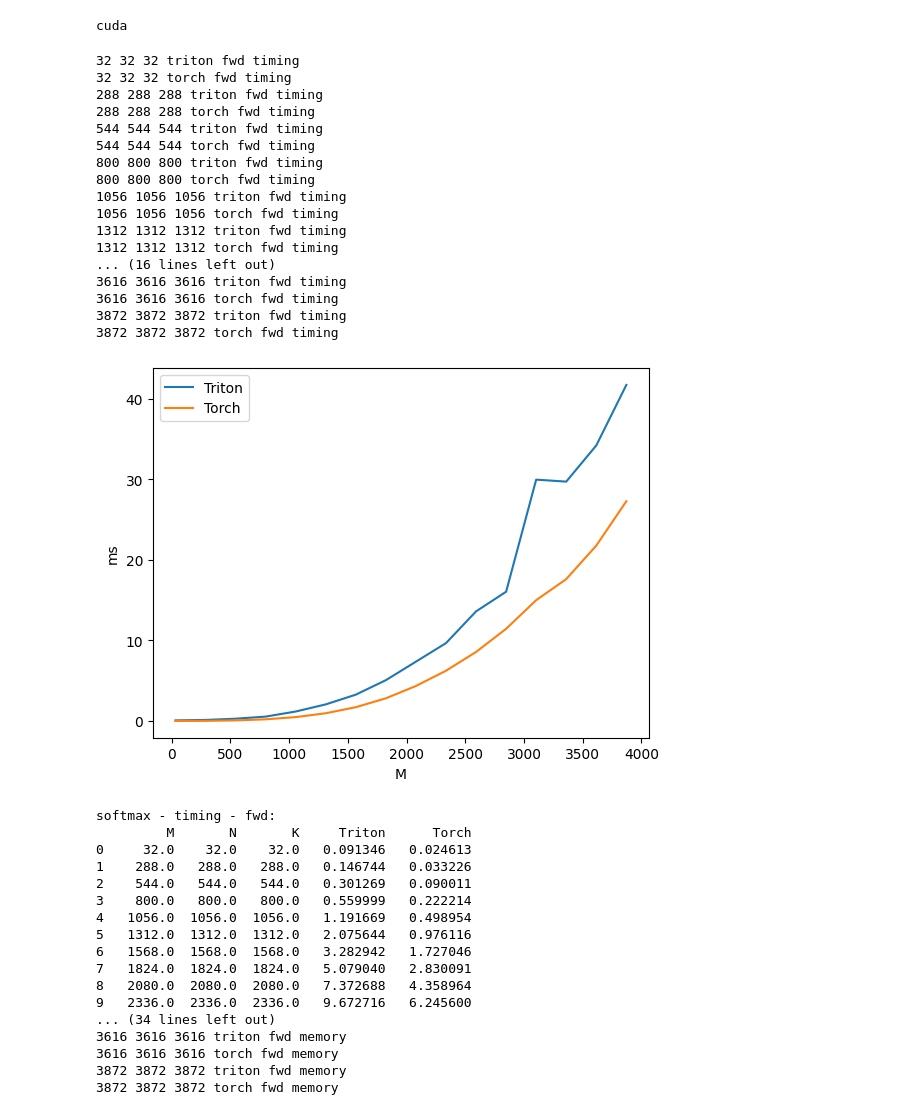
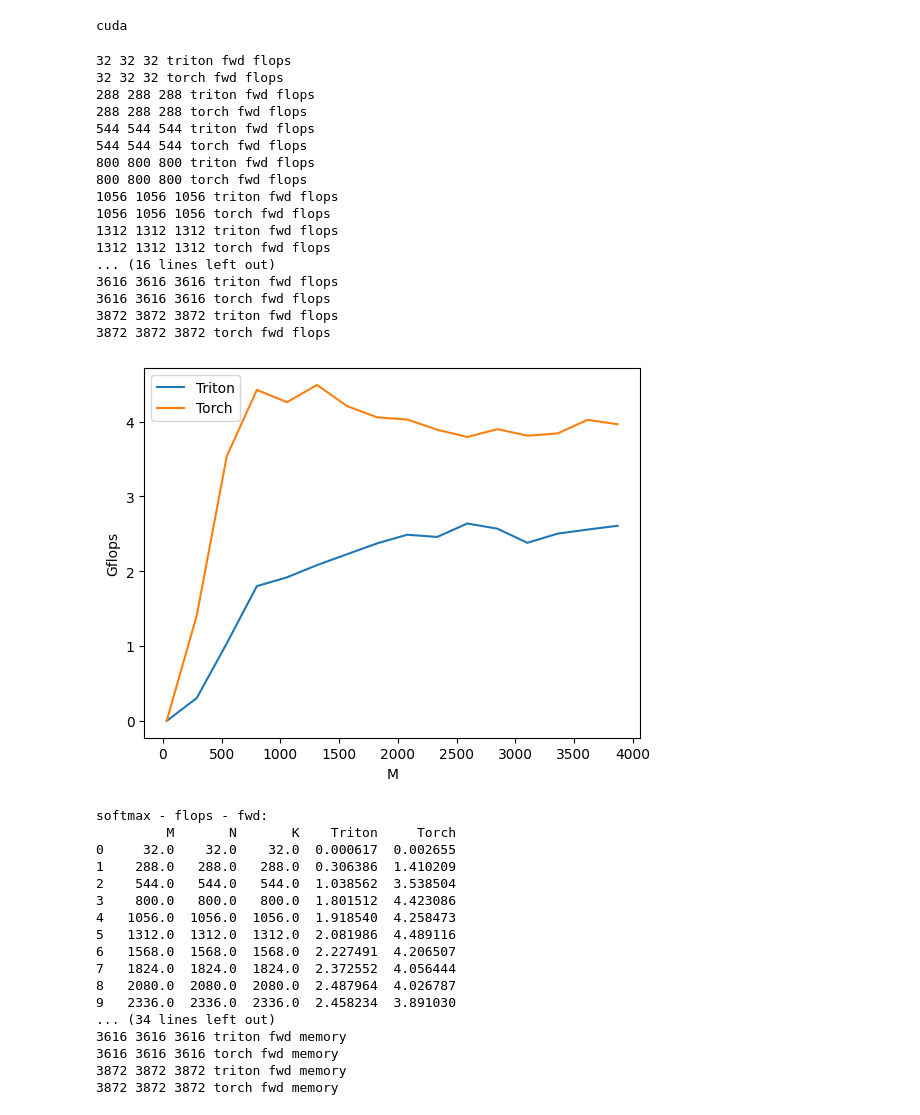
Before and after one commit to matteobonotto/triton, a Jupyter notebook: notebooks/fused_linear_act.ipynb, the cells around one changed output. Saved outputs shown, nothing was run; the diff lists cells and outputs as text; code cells hidden in the pictures.

Commit message:
fused linear act benchmark

```diff
--- a/notebooks/fused_linear_act.ipynb
+++ b/notebooks/fused_linear_act.ipynb
@@ -290,12 +250,12 @@ base_benchmark_kwargs = {
 
 from copy import deepcopy
 configs = []
-for bench_kind in ['timing', 'memory']:
+for bench_kind in ['flops', 'memory']:
     for mode in ['fwd']: #, 'bwd']:
         _kwargs = deepcopy(base_benchmark_kwargs)
         _kwargs['args'].update({"mode" : mode})
         _kwargs['args'].update({"bench_kind" : bench_kind})
-        _kwargs['ylabel'] = 'ms' if bench_kind == 'timing' else 'MB'
+        _kwargs['ylabel'] = 'Gflops' if bench_kind == 'flops' else 'MB'
         _kwargs['plot_name'] += f' - {bench_kind} - {mode}'
         configs.append(triton.testing.Benchmark(**_kwargs))
 
@@ -331,68 +291,70 @@ def measure_memory(f, *args, **kwargs):
     return peak
 
 def benchmark_kernel():
 
     # for c in configs:
     #     print(c.__dict__)
 
     @triton.testing.perf_report(configs)
     def benchmark(M, N, K, provider, mode, bench_kind):
 
         print(M, N, K, provider, mode, bench_kind)
+        DTYPE = torch.float32
 
-        x = torch.rand(M, K).to(DEVICE) / M / K
-        W = torch.rand(K, N).to(DEVICE) / K / N
-        b = torch.rand(N).to(DEVICE) / N
+        x = torch.rand(M, K, dtype=DTYPE).to(DEVICE) / M / K
+        W = torch.rand(K, N, dtype=DTYPE).to(DEVICE) / K / N
+        b = torch.rand(N, dtype=DTYPE).to(DEVICE) / N
 
         stream = getattr(torch, DEVICE.type).Stream()
         getattr(torch, DEVICE.type).set_stream(stream)
-        if bench_kind == "timing":
+        if bench_kind == "flops":
             ms = triton.testing.do_bench(lambda: MAP_FWD_BKW[mode](x, W, b, provider))
             # gbps = lambda ms: 2 * x.numel() * x.element_size() * 1e-9 / (ms * 1e-3)
-            return ms #gbps(ms)
+            perf = lambda ms: 2 * M * N * K * 1e-12 / (ms * 1e-3)
+            return perf(ms)
         elif bench_kind == "memory":
             mem_mb = measure_memory(MAP_FWD_BKW[mode], x, W, b, provider)
             return mem_mb
-        raise ValueError(f"bench_kind must be either 'timing' or 'memory', got {bench_kind}")
+        raise ValueError(f"bench_kind must be either 'flops' or 'memory', got {bench_kind}")
 
     result_dfs = benchmark.run(show_plots=True, print_data=True, return_df=True)
     # for df, config in zip(result_dfs, configs):
     #     df.plot(x='N', ylabel = config.ylabel, title=config.plot_name, legend=True)
 
     return result_dfs
 
 result_dfs = benchmark_kernel()
 # %% [output]
-32 32 32 triton fwd timing
-32 32 32 torch fwd timing
-288 288 288 triton fwd timing
-288 288 288 torch fwd timing
-544 544 544 triton fwd timing
-544 544 544 torch fwd timing
-800 800 800 triton fwd timing
-800 800 800 torch fwd timing
-1056 1056 1056 triton fwd timing
-1056 1056 1056 torch fwd timing
-1312 1312 1312 triton fwd timing
-1312 1312 1312 torch fwd timing
+32 32 32 triton fwd flops
+32 32 32 torch fwd flops
+288 288 288 triton fwd flops
+288 288 288 torch fwd flops
+544 544 544 triton fwd flops
+544 544 544 torch fwd flops
+800 800 800 triton fwd flops
+800 800 800 torch fwd flops
+1056 1056 1056 triton fwd flops
+1056 1056 1056 torch fwd flops
+1312 1312 1312 triton fwd flops
+1312 1312 1312 torch fwd flops
 ... (16 lines left out)
-3616 3616 3616 triton fwd timing
-3616 3616 3616 torch fwd timing
-3872 3872 3872 triton fwd timing
-3872 3872 3872 torch fwd timing
+3616 3616 3616 triton fwd flops
+3616 3616 3616 torch fwd flops
+3872 3872 3872 triton fwd flops
+3872 3872 3872 torch fwd flops
-[figure, old version]
+[figure, new version]
-softmax - timing - fwd:
-         M       N       K     Triton      Torch
-0     32.0    32.0    32.0   0.091346   0.024613
-1    288.0   288.0   288.0   0.146744   0.033226
-2    544.0   544.0   544.0   0.301269   0.090011
-3    800.0   800.0   800.0   0.559999   0.222214
-4   1056.0  1056.0  1056.0   1.191669   0.498954
-5   1312.0  1312.0  1312.0   2.075644   0.976116
-6   1568.0  1568.0  1568.0   3.282942   1.727046
-7   1824.0  1824.0  1824.0   5.079040   2.830091
-8   2080.0  2080.0  2080.0   7.372688   4.358964
-9   2336.0  2336.0  2336.0   9.672716   6.245600
+softmax - flops - fwd:
+         M       N       K    Triton     Torch
+0     32.0    32.0    32.0  0.000617  0.002655
+1    288.0   288.0   288.0  0.306386  1.410209
+2    544.0   544.0   544.0  1.038562  3.538504
+3    800.0   800.0   800.0  1.801512  4.423086
+4   1056.0  1056.0  1056.0  1.918540  4.258473
+5   1312.0  1312.0  1312.0  2.081986  4.489116
+6   1568.0  1568.0  1568.0  2.227491  4.206507
+7   1824.0  1824.0  1824.0  2.372552  4.056444
+8   2080.0  2080.0  2080.0  2.487964  4.026787
+9   2336.0  2336.0  2336.0  2.458234  3.891030
 ... (34 lines left out)
 3616 3616 3616 triton fwd memory
 3616 3616 3616 torch fwd memory
```
Also changed, not shown: parts of 3 cells of this notebook.
